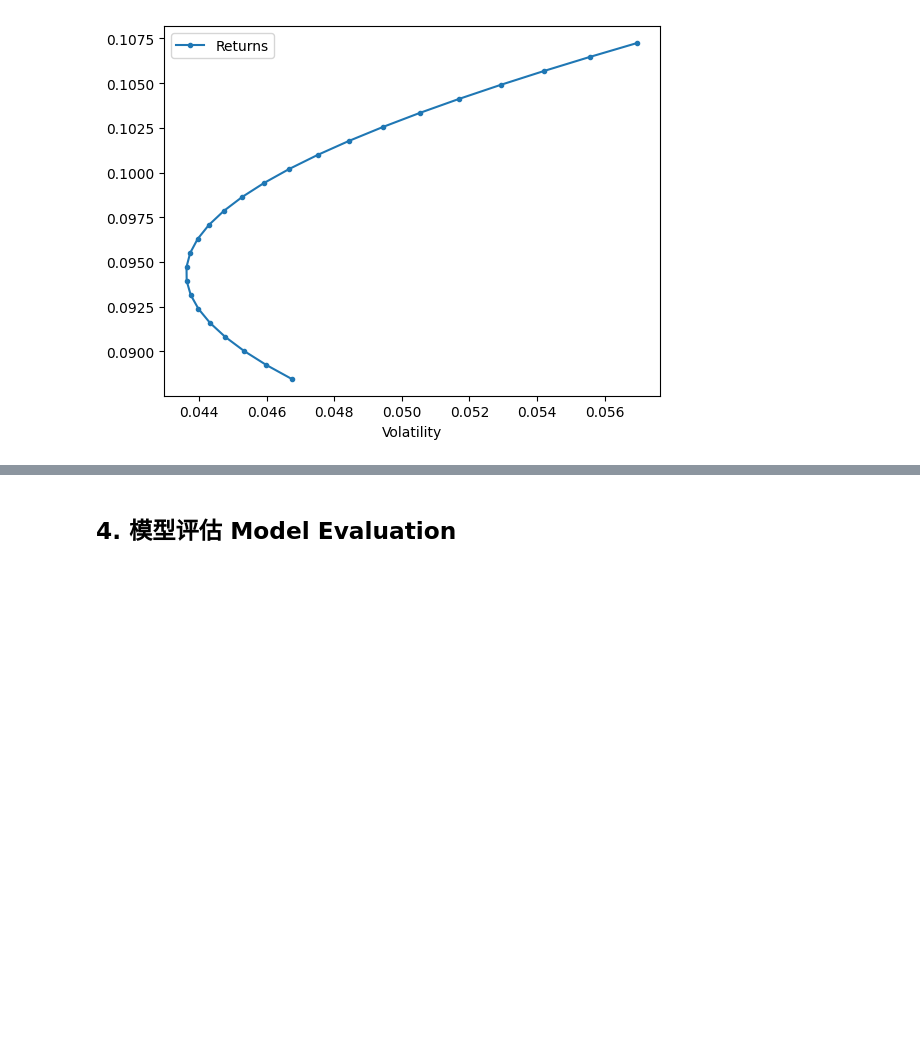
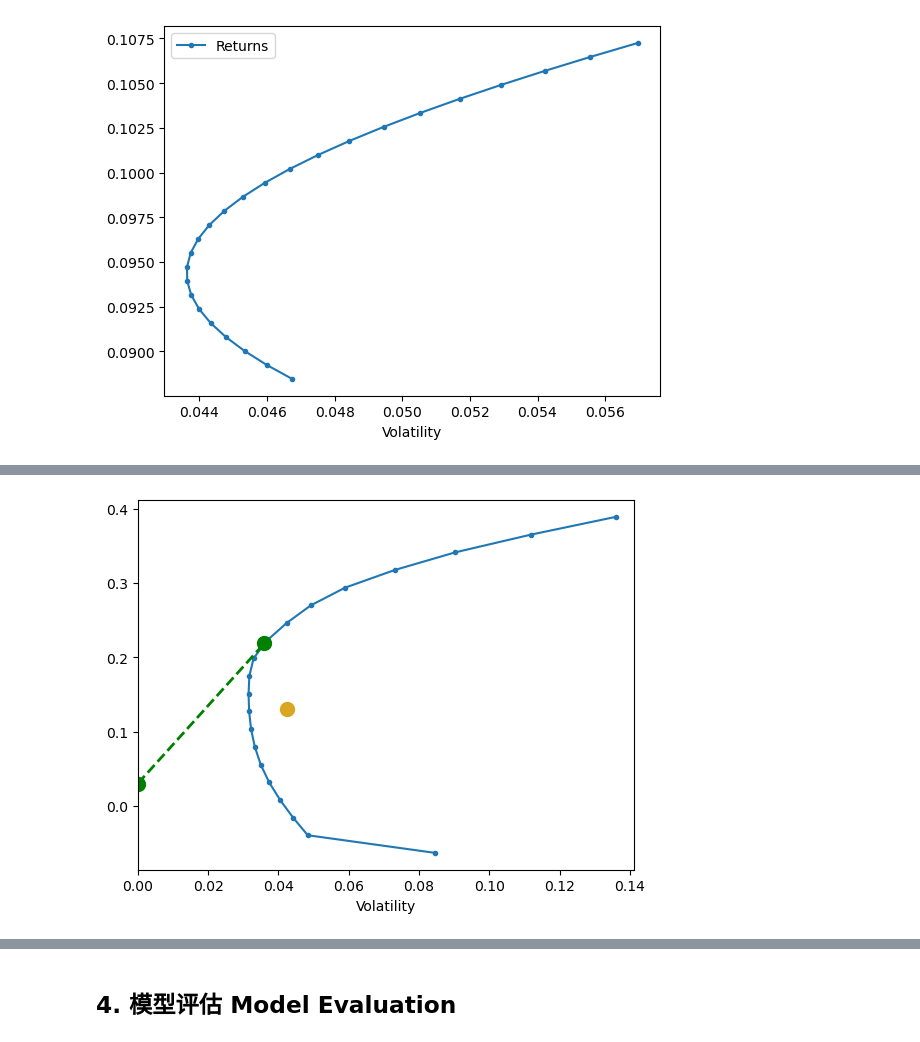
Before and after one commit to WH1994cn/b_python_dshb_cn, a Jupyter notebook: docs/Chapter03/ds_pandas_proj02.ipynb, the cells around one changed output, grey strips where cells are left out. Drawn from its saved outputs; the diff is of its cells as text; code cells hidden in the pictures; blank space fills up the shorter version.

```diff
--- a/docs/Chapter03/ds_pandas_proj02.ipynb
+++ b/docs/Chapter03/ds_pandas_proj02.ipynb
@@ -793,0 +853,5 @@ myfin.plot_ef_2ass(25, an_ret[cl2].values, cov.loc[cl2, cl2])
+# %%
+# case study: Let's keep all weights equal and see how the portfolio performs over time
+myfin.plot_ef(20, rets4, cov4, show_cml=True, riskfree_rate=0.03, show_ew=True)
+# %% [output]
+[figure, added]
```
Also changed, not shown: parts of 16 cells of this notebook, 1 other file.
